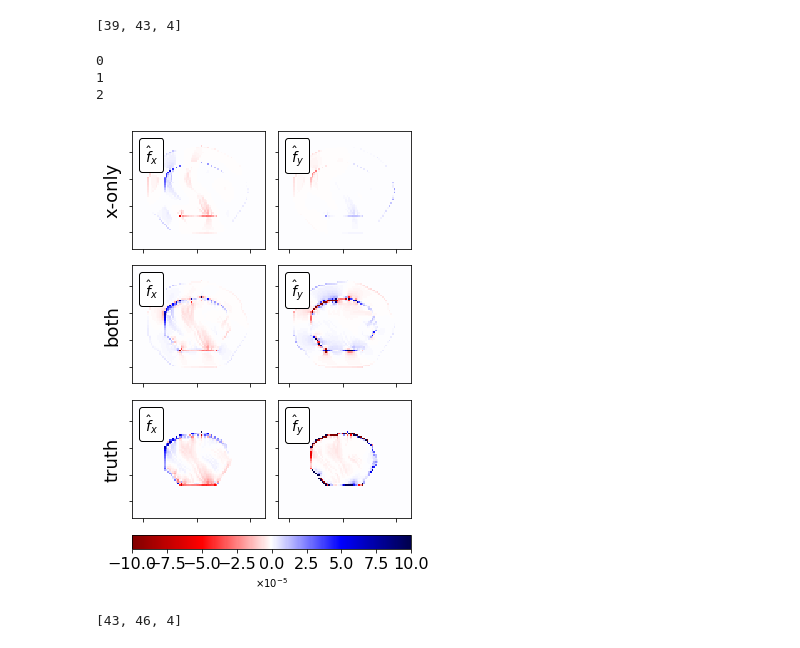
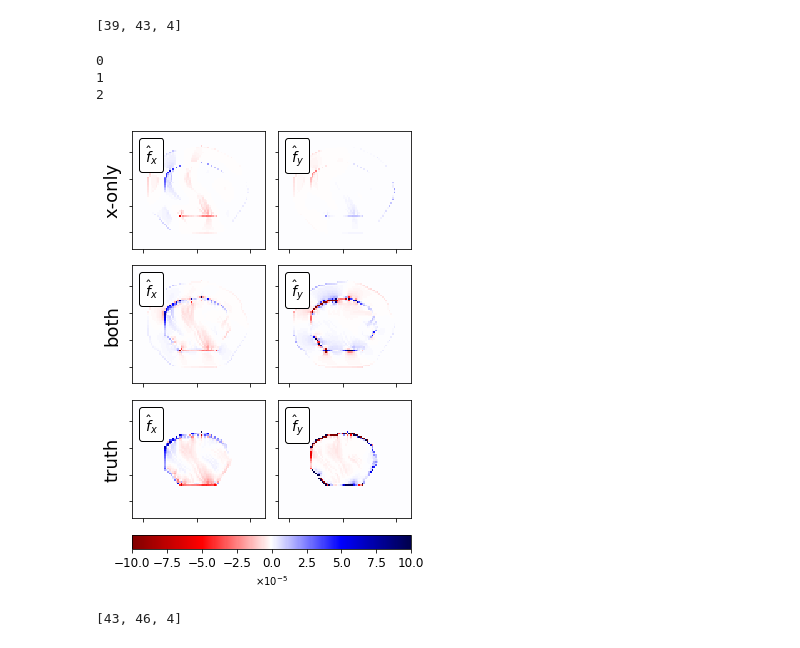
Before and after one commit to jcalifornia/tractionforce, a Jupyter notebook: paper/numerics/unidata/figures-L1-synthetic_data-expanded.ipynb, the cells around one changed output. Drawn from its saved outputs; the diff is of its cells as text; code cells hidden in the pictures.

```diff
--- a/paper/numerics/unidata/figures-L1-synthetic_data-expanded.ipynb
+++ b/paper/numerics/unidata/figures-L1-synthetic_data-expanded.ipynb
@@ -335,35 +335,35 @@ for j in range(3):
     ax[-1].set_ylim((y_min - 30, y_max + 30))
     ax[-1].set_yticklabels([])
     ax[-1].set_xticklabels([])
 
     at = AnchoredText("$\hat{f}_{y}$",
                   prop=dict(size=14), frameon=True,
                   loc=2,
                   )
     at.patch.set_boxstyle("round,pad=0.,rounding_size=0.2")
     ax[-1].add_artist(at)
 
     z = np.ma.masked_array(s_y, np.abs(s_y) < 1e-6)
     im += [ax[-1].pcolormesh(x_obs_positions,y_obs_positions,s_y.reshape((len(y_obs_positions),len(x_obs_positions))).T,
                            cmap='seismic_r',vmax = maxmagnitude, vmin=-maxmagnitude)]
 
     im[-1].axes.set_aspect('equal')
 
 #ax[0].text(100,220,r"Unconstrained",fontsize=20)
 #ax[2].text(120,220,r"Constrained",fontsize=20)
 
 cb = fig.colorbar(im[0], ax = ax, fraction=0.06, pad=0.04, orientation='horizontal')
-cb.ax.tick_params(labelsize=16)
+cb.ax.tick_params(labelsize=12)
 cb.set_label(label=r"$\times 10^{-5}$")
 
 plt.savefig("../../figures/fig11.pdf",bbox_inches='tight',
                transparent=True,
                pad_inches=0.15, dpi=400)
 # %% [output]
 0
 1
 2
-[figure, old version]
+[figure, new version]
 # %%
 best
 # %% [output]
```
Also changed, not shown: 1 other file.
